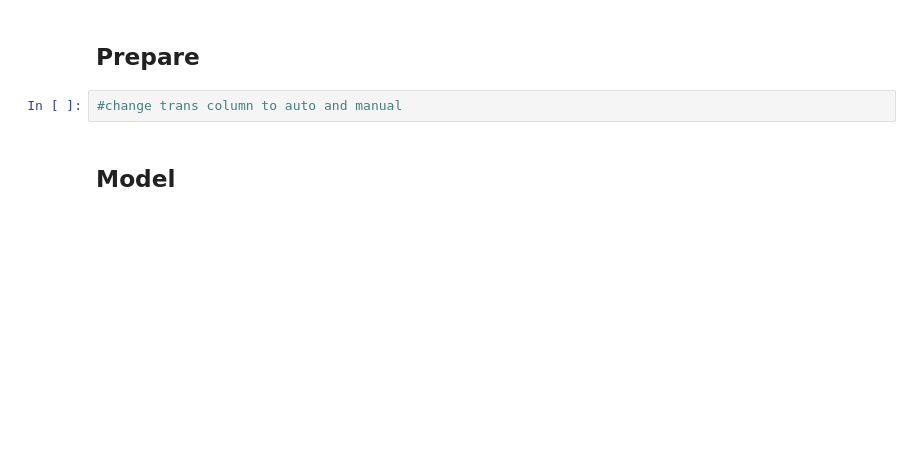
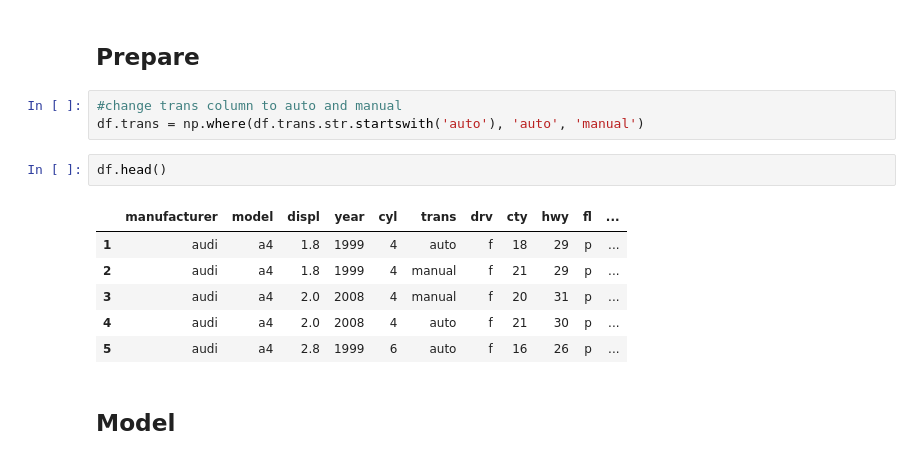
Before and after one commit to CodeupClassroom/leavitt-advanced-topics, a Jupyter notebook: cross_validation_lesson.ipynb, the cells around one changed output. Cells and saved outputs as stored; diff of their text form; blank space fills up the shorter version.

```diff
--- a/cross_validation_lesson.ipynb
+++ b/cross_validation_lesson.ipynb
@@ -19,7 +49,17 @@ from sklearn.neighbors import KNeighborsClassifier
 # %% [markdown]
 ## Prepare
-# %%
-#change trans column to auto and manual
+# %%
+#change trans column to auto and manual
+df.trans = np.where(df.trans.str.startswith('auto'), 'auto', 'manual')
+# %%
+df.head()
+# %% [output]
+|  | manufacturer | model | displ | year | cyl | trans | drv | cty | hwy | fl | ... |
+| 1 | audi | a4 | 1.8 | 1999 | 4 | auto | f | 18 | 29 | p | ... |
+| 2 | audi | a4 | 1.8 | 1999 | 4 | manual | f | 21 | 29 | p | ... |
+| 3 | audi | a4 | 2.0 | 2008 | 4 | manual | f | 20 | 31 | p | ... |
+| 4 | audi | a4 | 2.0 | 2008 | 4 | auto | f | 21 | 30 | p | ... |
+| 5 | audi | a4 | 2.8 | 1999 | 6 | auto | f | 16 | 26 | p | ... |
 # %% [markdown]
 ## Model
 # %%
```
Also changed, not shown: parts of 49 cells of this notebook.
